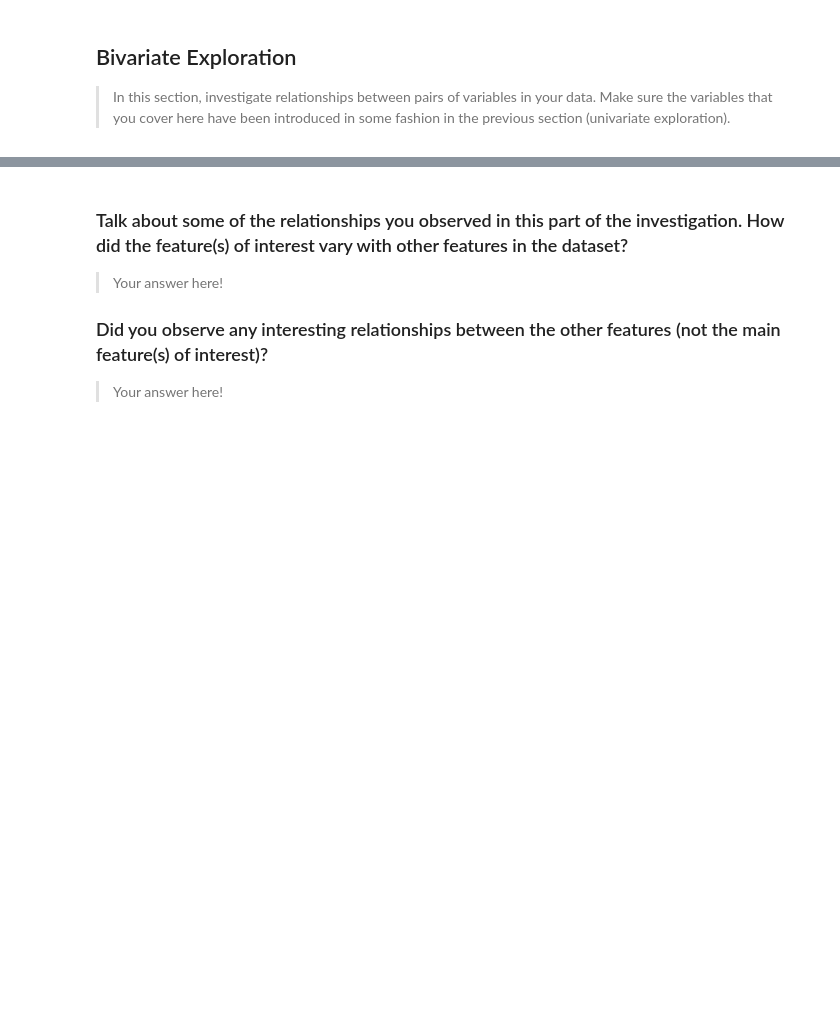
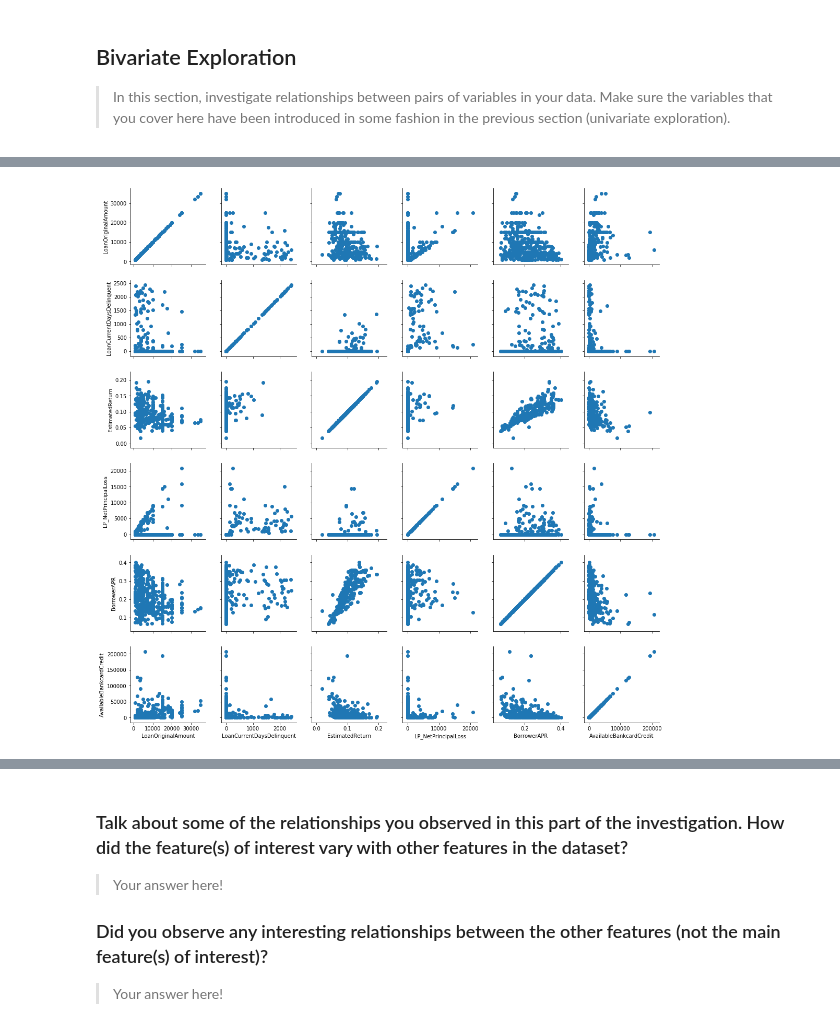
Before and after one commit to ayushayyangar/Data-Visualization-Udacity, a Jupyter notebook: exploration_template.ipynb, the cells around one changed output, grey strips where cells are left out. Drawn from its saved outputs; the diff is of its cells as text; code cells hidden in the pictures; blank space fills up the shorter version.

```diff
--- a/exploration_template.ipynb
+++ b/exploration_template.ipynb
@@ -321,0 +310,9 @@ plt.show()
+# %%
+samples = np.random.choice(df.shape[0],500,replace = False)
+df_sample = df.loc[samples,:]
+base_color = sb.color_palette()[0]
+
+g = sb.PairGrid(data = df_sample, vars = numeric_vars)
+g = g.map(plt.scatter)
+# %% [output]
+[figure, added]
```
Also changed, not shown: parts of 10 cells of this notebook.
